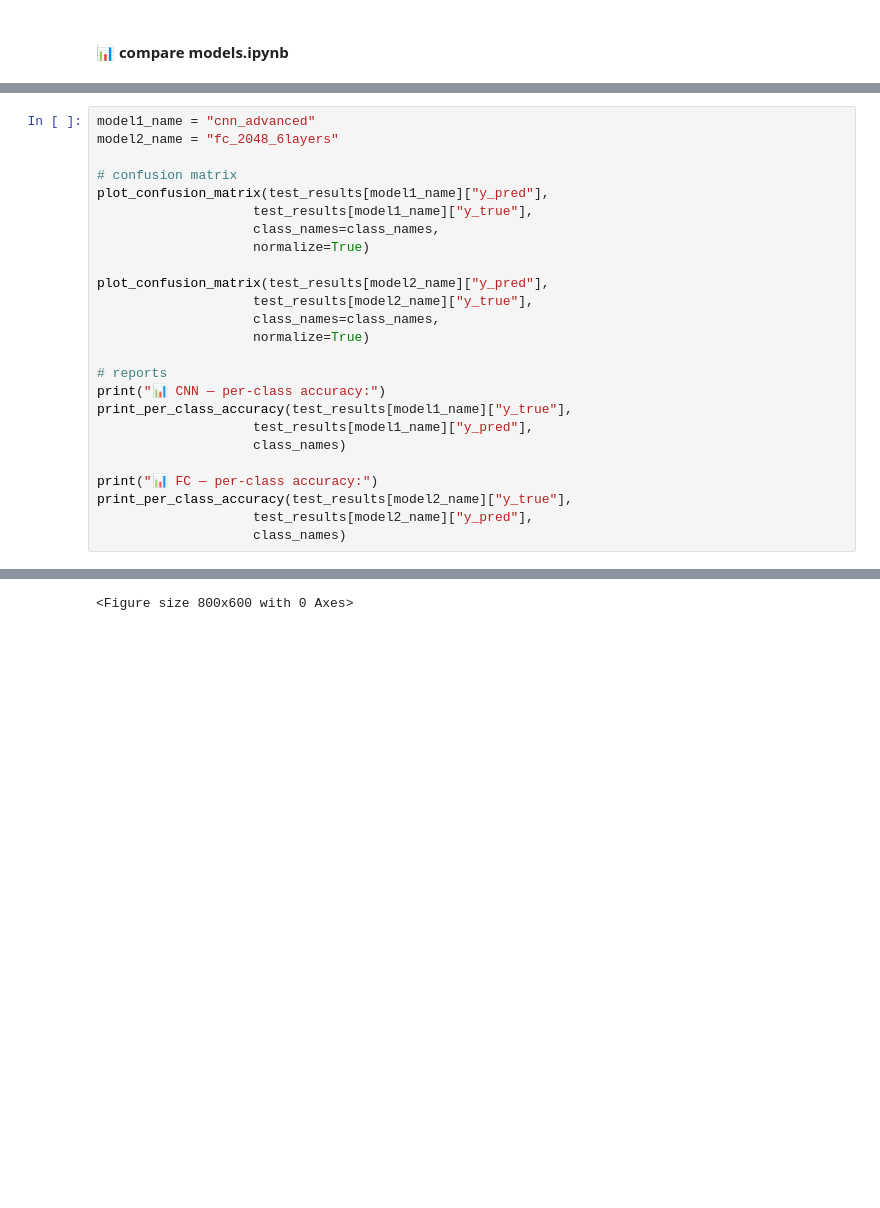
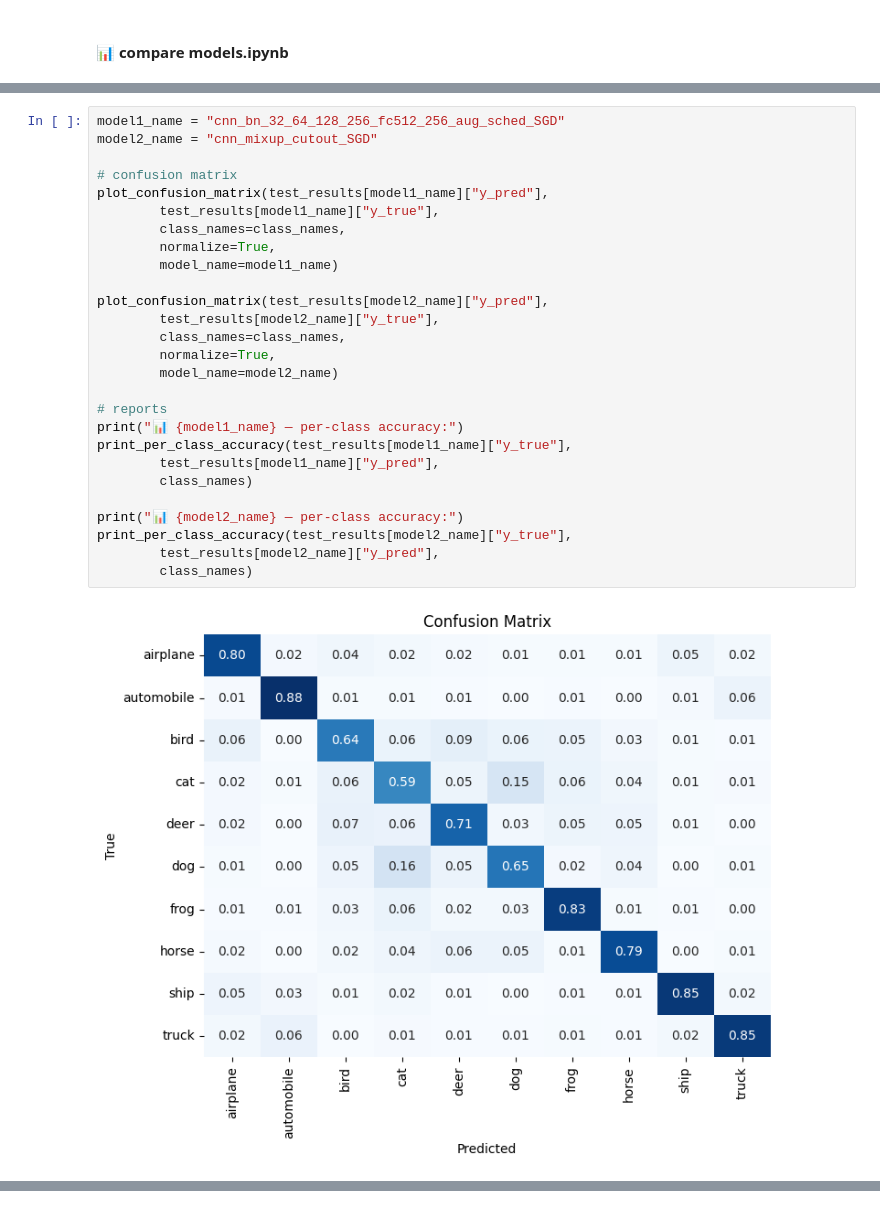
Before and after one commit to ayri77/CIFAR10-Torch-Classifier, a Jupyter notebook: notebooks/compare models.ipynb, the cells around one changed output, grey strips where cells are left out. Cells and saved outputs as stored; diff of their text form; blank space fills up the shorter version.

```diff
--- a/notebooks/compare models.ipynb
+++ b/notebooks/compare models.ipynb
@@ -80,26 +110,29 @@ plot_group_accuracy(df_models)
 # %%
-model1_name = "cnn_advanced"
-model2_name = "fc_2048_6layers"
+model1_name = "cnn_bn_32_64_128_256_fc512_256_aug_sched_SGD"
+model2_name = "cnn_mixup_cutout_SGD"
 
 # confusion matrix
 plot_confusion_matrix(test_results[model1_name]["y_pred"],
-                    test_results[model1_name]["y_true"],
-                    class_names=class_names,
-                    normalize=True)
+        test_results[model1_name]["y_true"],
+        class_names=class_names,
+        normalize=True,
+        model_name=model1_name)
 
 plot_confusion_matrix(test_results[model2_name]["y_pred"],
-                    test_results[model2_name]["y_true"],
-                    class_names=class_names,
-                    normalize=True)
+        test_results[model2_name]["y_true"],
+        class_names=class_names,
+        normalize=True,
+        model_name=model2_name)
 
 # reports
-print("📊 CNN — per-class accuracy:")
+print("📊 {model1_name} — per-class accuracy:")
 print_per_class_accuracy(test_results[model1_name]["y_true"],
-                    test_results[model1_name]["y_pred"],
-                    class_names)
+        test_results[model1_name]["y_pred"],
+        class_names)
 
-print("📊 FC — per-class accuracy:")
+print("📊 {model2_name} — per-class accuracy:")
 print_per_class_accuracy(test_results[model2_name]["y_true"],
-                    test_results[model2_name]["y_pred"],
-                    class_names)
+        test_results[model2_name]["y_pred"],
+        class_names)
 # %% [output]
+[figure, added]
@@ -107 +156,0 @@ TypeError: object of type 'NoneType' has no len()
-<Figure size 800x600 with 0 Axes>
```
Also changed, not shown: parts of 13 cells of this notebook, 26 other files.
